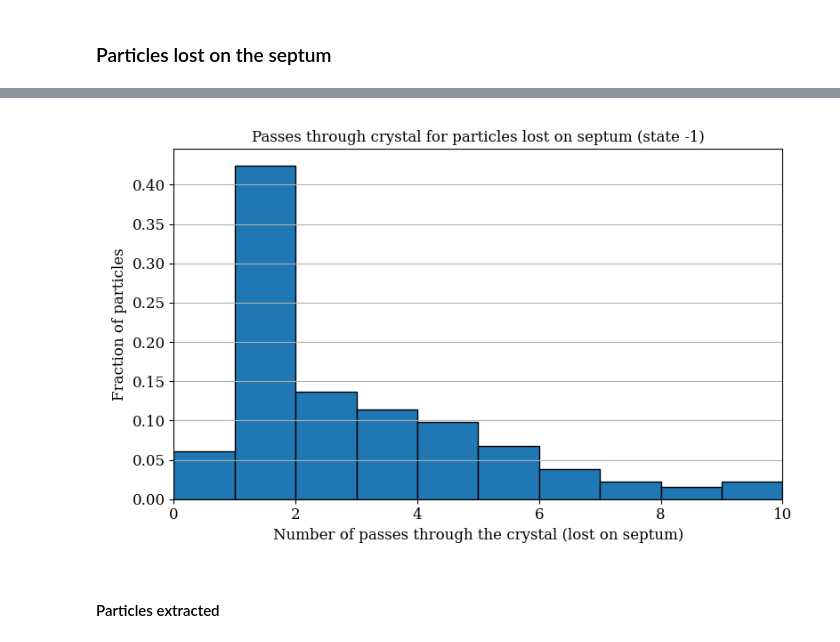
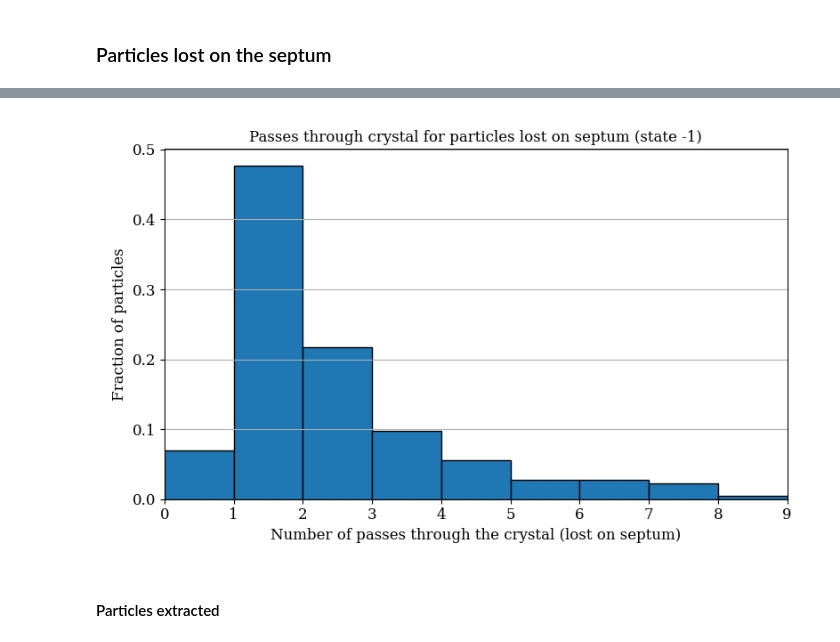
Before and after one commit to giacomells/Technical-Student-2024-2025, a Jupyter notebook: Non-Resonant Extraction/NRSXQ22.ipynb, the cells around one changed output, grey strips where cells are left out. Cells and saved outputs as stored; diff of their text form; code cells hidden in the pictures.

```diff
--- a/Non-Resonant Extraction/NRSXQ22.ipynb
+++ b/Non-Resonant Extraction/NRSXQ22.ipynb
@@ -494,28 +503,31 @@ Indices of particles lost with state -1: [   1   27   37   88  116  150  169  19
 # %%
 # Get TECA jaw and width values
 teca_jaw = TECA.jaw
 teca_width = TECA.width
 
 # Define the range for horizontal position
 x_min = teca_jaw - teca_width
 x_max = teca_jaw
 
 
 # Only consider particles lost with state - 1 (lost_state_minus1_indices)
-x_teca_lost = x_teca[lost_state_minus1_indices]
+if 'lost_state_minus1_indices' not in globals():
+    lost_state_minus1_indices = np.where(particles.state == -1)[0]
+
+x_teca_lost = monitor_teca.x[lost_state_minus1_indices]
 counts_in_range_lost = np.sum((x_teca_lost >= x_min) & (x_teca_lost <= x_max), axis=1)
 
 plt.figure(figsize=(8, 5))
 plt.hist(counts_in_range_lost, bins=np.arange(counts_in_range_lost.max() + 2), edgecolor='black', density=True)
 plt.xlim(0, counts_in_range_lost.max() + 1)
 plt.xlabel('Number of passes through the crystal (lost on septum)')
 plt.ylabel('Fraction of particles')
 plt.title("Passes through crystal for particles lost on septum (state -1)")
 plt.grid(True, axis='y')
 plt.tight_layout()
 plt.show()
 # %% [output]
-[figure, old version]
+[figure, new version]
 # %% [markdown]
 #### Particles extracted
 # %%
```
Also changed, not shown: parts of 26 cells of this notebook, 3 other files.
